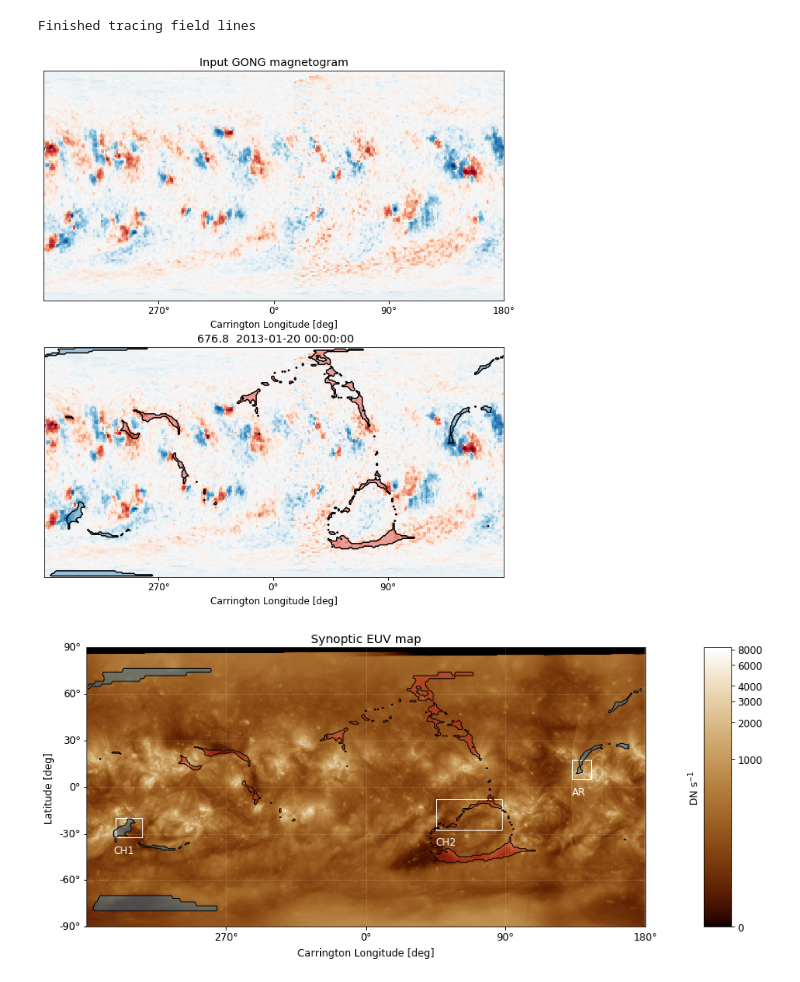
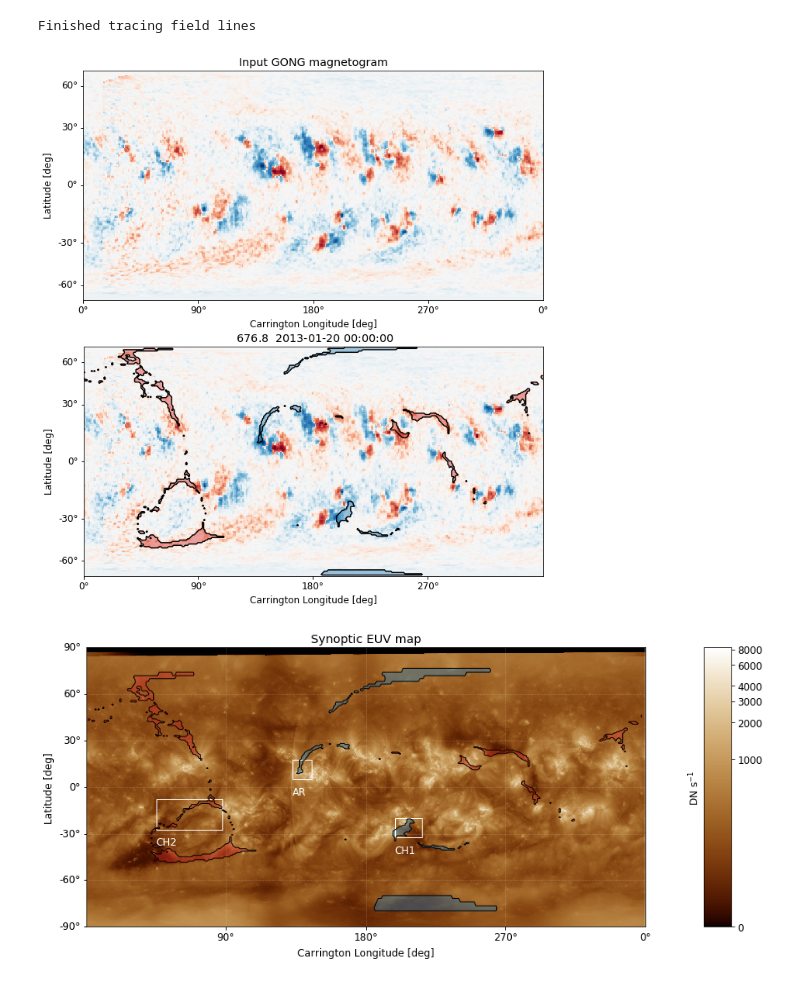
Before and after one commit to dstansby/publication-code, a Jupyter notebook: 2020-eis-tracing/fig_1_open_field_coronal_holes.ipynb, the cells around one changed output. Drawn from its saved outputs; the diff is of its cells as text; code cells hidden in the pictures.

```diff
--- a/2020-eis-tracing/fig_1_open_field_coronal_holes.ipynb
+++ b/2020-eis-tracing/fig_1_open_field_coronal_holes.ipynb
@@ -29,10 +29,7 @@ Load GONG and AIA 193 maps
 ---
 # %%
 synoptic_map = helpers.get_B_map()
-
-aia_disk = sunpy.map.Map('maps/AIA20130121_1206_0193.fits')
-aia = sunpy.map.Map('maps/carrington_aia.fits')
-aia.plot_settings = aia_disk.plot_settings
+aia = helpers.get_aia_map()
 aia.meta['date-obs'] = synoptic_map.meta['date-obs']
 aia.peek()
 # %% [output]
@@ -54,7 +51,7 @@ nphi = 360
 ntheta = 180
 
 theta_1d = np.arcsin(np.arange(-1, 1, 2 / ntheta))
-phi_1d = np.arange(-np.pi, np.pi, 2 * np.pi / nphi)
+phi_1d = np.arange(0, 2* np.pi, 2 * np.pi / nphi)
 # Exclude the poles
 theta_1d = theta_1d[1:-1]
 
@@ -101,41 +98,41 @@ for level, color in zip(levels, colors):
     ax.contourf(pols, levels=level, colors=color, alpha=0.4, extent=[0, 360, 0, 180])
     ax.contour(pols, levels=level, colors=['k'], extent=[0, 360, 0, 180], linestyles='solid')
 # %% [output]
-[figure, old version]
+[figure, new version]
 # %%
 gs = GridSpec(1, 2, width_ratios=[20, 1])
 fig = plt.figure()
 
 ax = fig.add_subplot(gs[0, 0], projection=aia)
 im = aia.plot()
 # ax.set_xlim(0, 1440)
 
 cmap = mcolor.ListedColormap(['tab:red', '#000000', 'tab:blue'])
 
 X = ax.wcs.world_to_pixel(seeds)[0].reshape(lon.shape)[:, 1:-1]
 Y = ax.wcs.world_to_pixel(seeds)[1].reshape(lat.shape)[:, 1:-1]
 for level, color in zip(levels, colors):
     ax.contourf(X, Y, pols[:, 1:-1], levels=level, colors=color, alpha=0.4, extent=[0, 360, 0, 180])
     ax.contour(X, Y, pols[:, 1:-1], levels=level, colors=['k'], extent=[0, 360, 0, 180], linestyles='solid', linewidths=1)
 
 ax.set_xlim(left=0.5)
 ax.set_title('Synoptic EUV map')
 # Region patches
-ax.add_patch(mpatch.Rectangle((75, 230), 70, 50, edgecolor='white', linewidth=1, fill=False))
-ax.text(70, 190, 'CH1', color='white')
-ax.add_patch(mpatch.Rectangle((1250, 380), 50, 50, edgecolor='white', linewidth=1, fill=False))
-ax.text(1250, 340, 'AR', color='white')
-ax.add_patch(mpatch.Rectangle((900, 250), 170, 80, edgecolor='white', linewidth=1, fill=False))
-ax.text(900, 210, 'CH2', color='white')
+ax.add_patch(mpatch.Rectangle((795, 230), 70, 50, edgecolor='white', linewidth=1, fill=False))
+ax.text(795, 190, 'CH1', color='white')
+ax.add_patch(mpatch.Rectangle((530, 380), 50, 50, edgecolor='white', linewidth=1, fill=False))
+ax.text(530, 340, 'AR', color='white')
+ax.add_patch(mpatch.Rectangle((180, 250), 170, 80, edgecolor='white', linewidth=1, fill=False))
+ax.text(180, 210, 'CH2', color='white')
 
 
 # Colourbar
 ax = fig.add_subplot(gs[0, 1])
 fig.colorbar(im, cax=ax, ticks=[0, 1000, 2000, 3000, 4000, 6000, 8000])
 ax.set_ylabel('DN s$^{-1}$', labelpad=-90)
 
 ax.set_aspect(10)
 # %% [output]
-[figure, old version]
+[figure, new version]
 # %%
 fig.savefig(f'aia_synop_open_closed.pdf', bbox_inches='tight')
```
Also changed, not shown: parts of 2 cells of this notebook, 5 other files.
